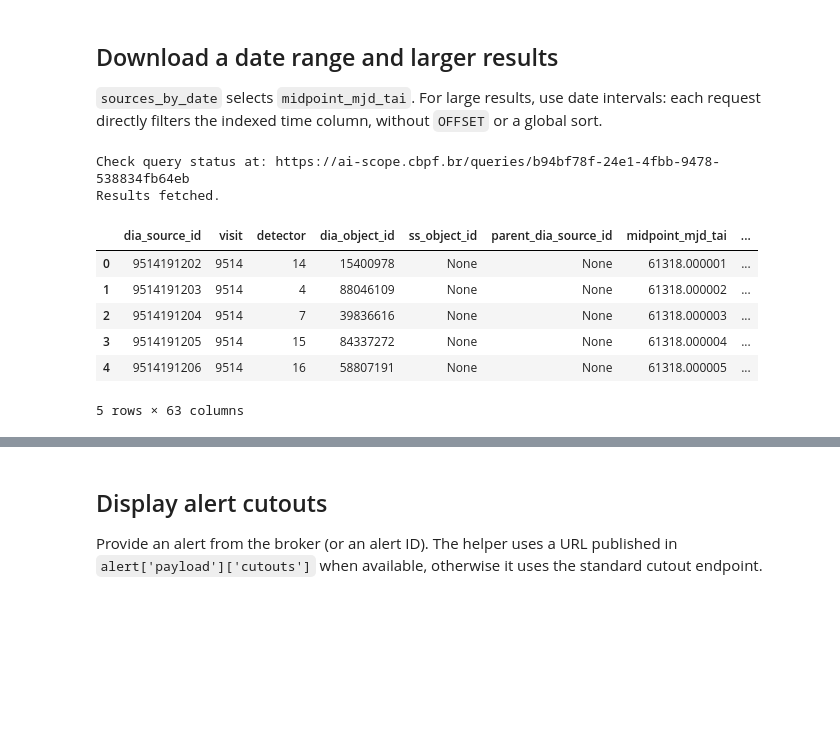
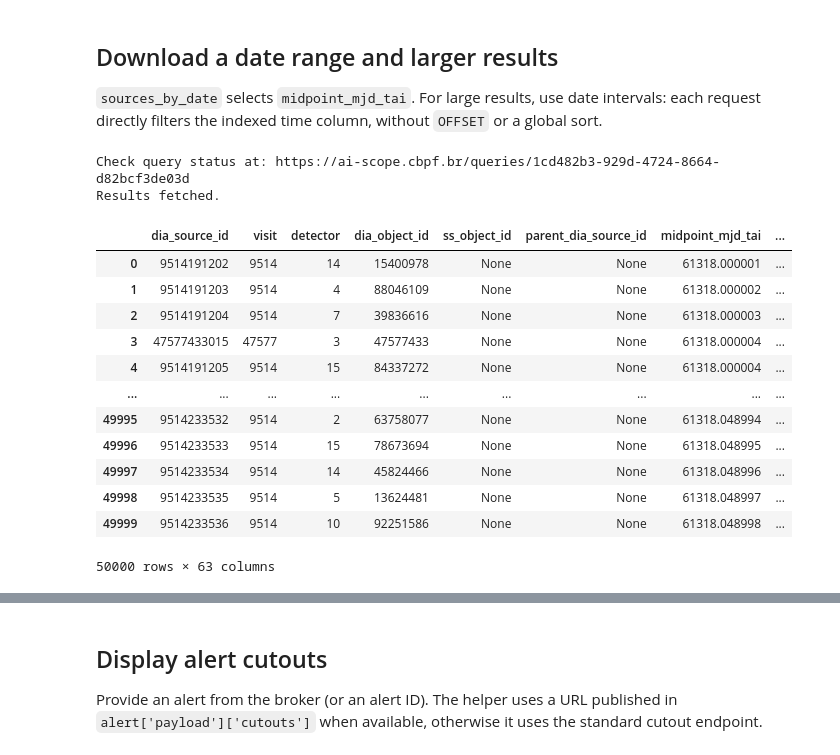
Before and after one commit to Schwarzam/arandu-python, a Jupyter notebook: example.ipynb, the cells around one changed output, grey strips where cells are left out. Drawn from its saved outputs; the diff is of its cells as text; code cells hidden in the pictures; blank space fills up the shorter version.

```diff
--- a/example.ipynb
+++ b/example.ipynb
@@ -52,17 +72,23 @@ Results fetched.
 `sources_by_date` selects `midpoint_mjd_tai`. For large results, use date intervals: each request directly filters the indexed time column, without `OFFSET` or a global sort.
 # %%
 sources = client.sources_by_date(61318, 61319, limit=50_000)
-sources.head()
+sources
 # %% [output]
-Check query status at: https://ai-scope.cbpf.br/queries/b94bf78f-24e1-4fbb-9478-538834fb64eb
+Check query status at: https://ai-scope.cbpf.br/queries/1cd482b3-929d-4724-8664-d82bcf3de03d
 Results fetched.
 |  | dia_source_id | visit | detector | dia_object_id | ss_object_id | parent_dia_source_id | midpoint_mjd_tai | ... |
 | 0 | 9514191202 | 9514 | 14 | 15400978 | None | None | 61318.000001 | ... |
 | 1 | 9514191203 | 9514 | 4 | 88046109 | None | None | 61318.000002 | ... |
 | 2 | 9514191204 | 9514 | 7 | 39836616 | None | None | 61318.000003 | ... |
-| 3 | 9514191205 | 9514 | 15 | 84337272 | None | None | 61318.000004 | ... |
-| 4 | 9514191206 | 9514 | 16 | 58807191 | None | None | 61318.000005 | ... |
+| 3 | 47577433015 | 47577 | 3 | 47577433 | None | None | 61318.000004 | ... |
+| 4 | 9514191205 | 9514 | 15 | 84337272 | None | None | 61318.000004 | ... |
+| ... | ... | ... | ... | ... | ... | ... | ... | ... |
+| 49995 | 9514233532 | 9514 | 2 | 63758077 | None | None | 61318.048994 | ... |
+| 49996 | 9514233533 | 9514 | 15 | 78673694 | None | None | 61318.048995 | ... |
+| 49997 | 9514233534 | 9514 | 14 | 45824466 | None | None | 61318.048996 | ... |
+| 49998 | 9514233535 | 9514 | 5 | 13624481 | None | None | 61318.048997 | ... |
+| 49999 | 9514233536 | 9514 | 10 | 92251586 | None | None | 61318.048998 | ... |
-5 rows × 63 columns
+50000 rows × 63 columns
 # %%
 for batch in client.sources_by_date_batches(
     61318, 61320,
```
Also changed, not shown: parts of 15 cells of this notebook, 5 other files.
